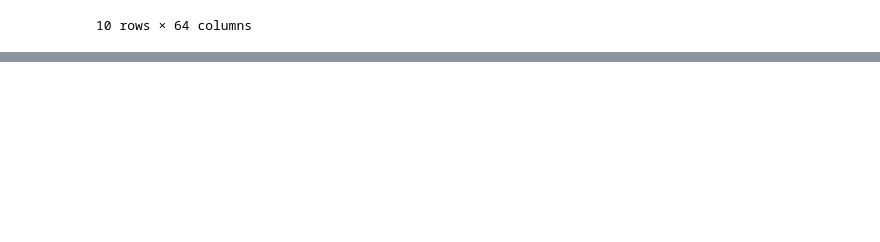
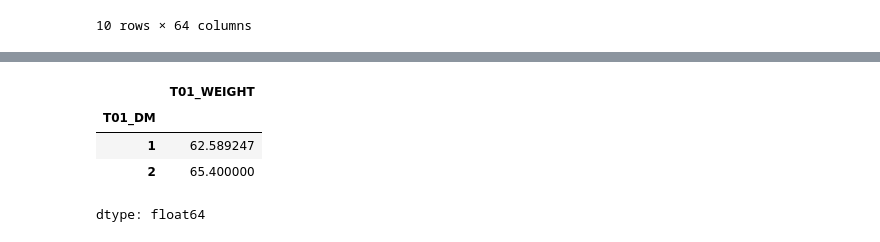
Before and after one commit to JOyongho4/DARTB4, a Jupyter notebook: KoreanHealthRecords.ipynb, the cells around one changed output, grey strips where cells are left out. Cells and saved outputs as stored; diff of their text form; code cells hidden in the pictures; blank space fills up the shorter version.

```diff
--- a/KoreanHealthRecords.ipynb
+++ b/KoreanHealthRecords.ipynb
@@ -123,0 +173,10 @@ R1_1
+# %%
+# 당뇨와 몸무게간의 관계?
+DM_WEIGHT_AVG=R1_1.groupby('T01_DM')['T01_WEIGHT'].mean()
+DM_WEIGHT_AVG
+# %% [output]
+|  | T01_WEIGHT |
+| T01_DM |  |
+| 1 | 62.589247 |
+| 2 | 65.400000 |
+dtype: float64
```
Also changed, not shown: parts of 26 cells of this notebook.
